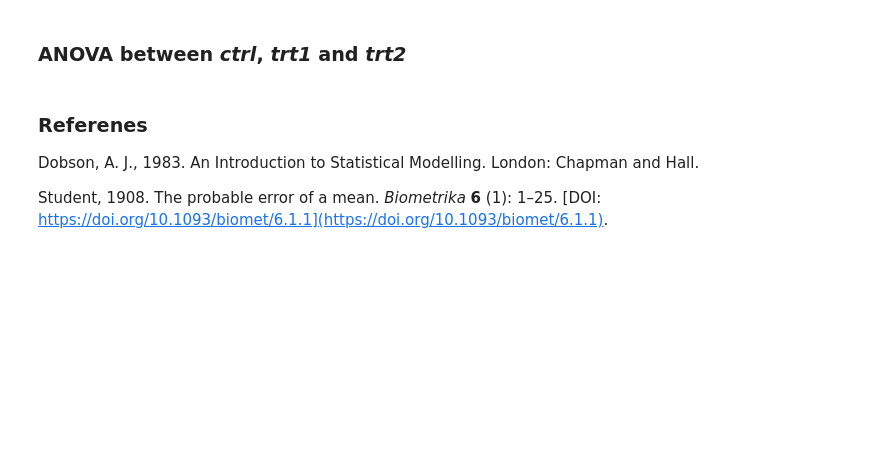
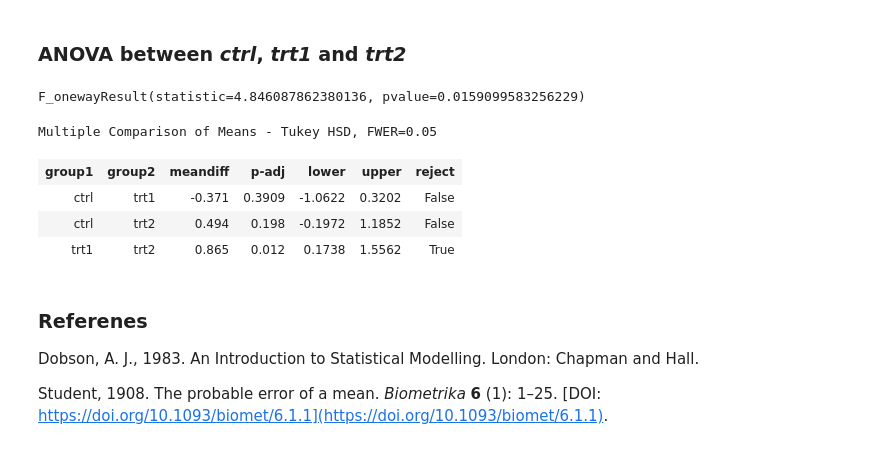
Before and after one commit to EllenMcG/applied_statistics_assessment, a Jupyter notebook: project.ipynb, the cells around one changed output. Saved outputs shown, nothing was run; the diff lists cells and outputs as text; code cells hidden in the pictures; blank space fills up the shorter version.

```diff
--- a/project.ipynb
+++ b/project.ipynb
@@ -150,6 +152,24 @@ TtestResult(statistic=-3.0100985421243616, pvalue=0.0075184261182198574, df=18.0
 The p-value is 0.0075 at 18 degrees of freedom, which is less than the signifiance level of 0.05. We have enough evidene to reject the null hypothesis of the test and have sufficient evidence to say that the mean yield of both treatments is different.
 # %% [markdown]
 ### ANOVA between *ctrl*, *trt1* and *trt2*
+# %%
+anova = f_oneway(ctrl['weight'], trt1['weight'], trt2['weight'])
+print(anova)
+# %% [output]
+F_onewayResult(statistic=4.846087862380136, pvalue=0.0159099583256229)
+# %%
+tukey_oneway = pairwise_tukeyhsd(endog = data["weight"], groups = data["group"], alpha=0.05)
+
+# Display the results
+tukey_oneway.summary()
+
+#https://www.kaggle.com/code/haseebwar07/hypothesis-testing-and-anova-post-hoc-with-python
+# %% [output]
+Multiple Comparison of Means - Tukey HSD, FWER=0.05
+| group1 | group2 | meandiff | p-adj | lower | upper | reject |
+| ctrl | trt1 | -0.371 | 0.3909 | -1.0622 | 0.3202 | False |
+| ctrl | trt2 | 0.494 | 0.198 | -0.1972 | 1.1852 | False |
+| trt1 | trt2 | 0.865 | 0.012 | 0.1738 | 1.5562 | True |
 # %% [markdown]
 ### Referenes
 Dobson, A. J., 1983. An Introduction to Statistical Modelling. London: Chapman and Hall.
```
Also changed, not shown: parts of 2 cells of this notebook, 2 other files.
